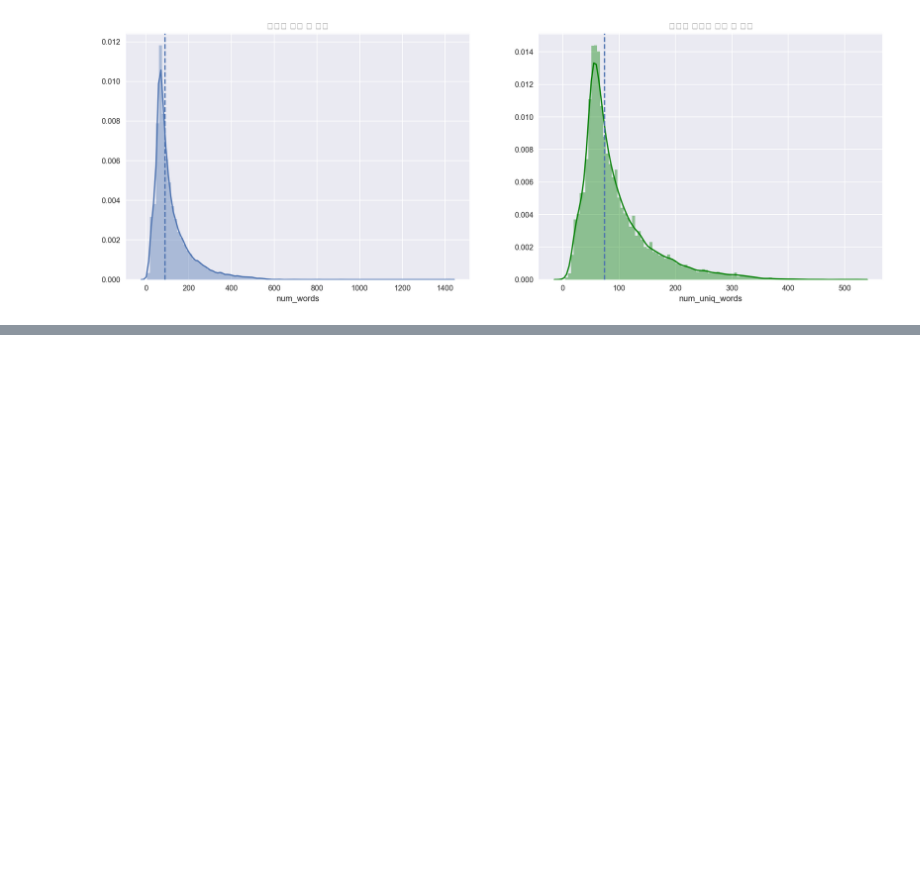
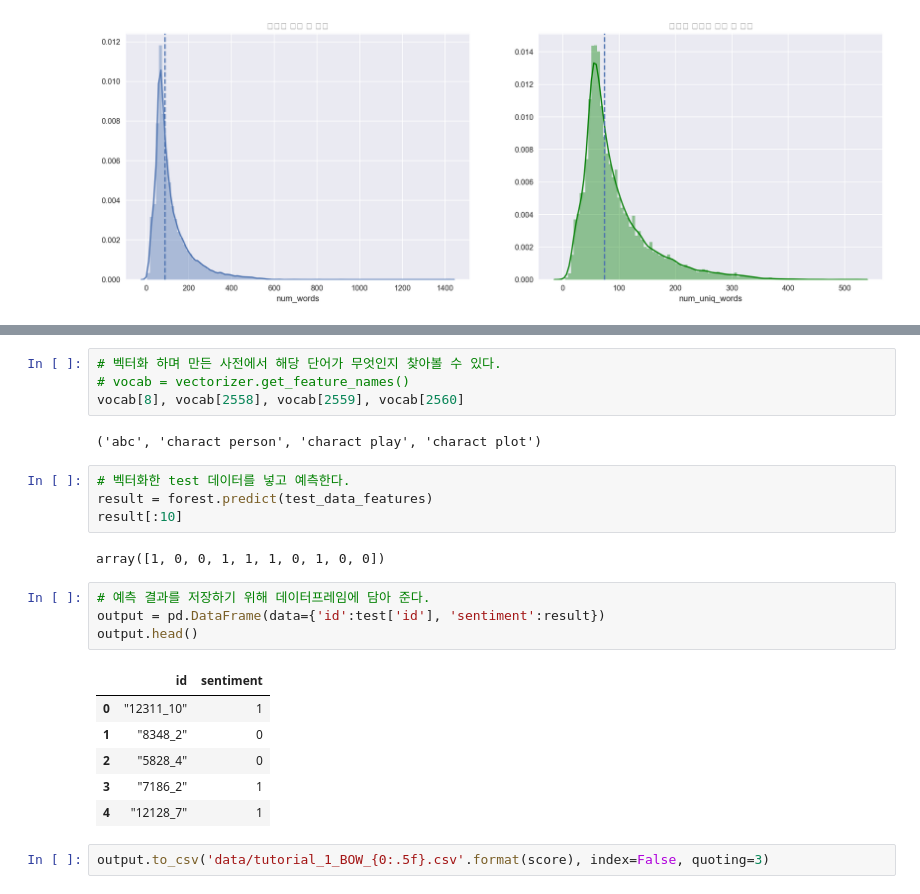
Before and after one commit to iayrots/movie_review_emotion_analysis, a Jupyter notebook: tutorial_part_1.ipynb, the cells around one changed output, grey strips where cells are left out. Drawn from its saved outputs; the diff is of its cells as text; blank space fills up the shorter version.

Commit message:
refactor: Modify tutorial_part_1.ipynb

```diff
--- a/tutorial_part_1.ipynb
+++ b/tutorial_part_1.ipynb
@@ -504,0 +713,25 @@ Text(0.5,1,'리뷰별 고유한 단어 수 분포')
+# %%
+# 벡터화 하며 만든 사전에서 해당 단어가 무엇인지 찾아볼 수 있다.
+# vocab = vectorizer.get_feature_names()
+vocab[8], vocab[2558], vocab[2559], vocab[2560]
+# %% [output]
+('abc', 'charact person', 'charact play', 'charact plot')
+# %%
+# 벡터화한 test 데이터를 넣고 예측한다.
+result = forest.predict(test_data_features)
+result[:10]
+# %% [output]
+array([1, 0, 0, 1, 1, 1, 0, 1, 0, 0])
+# %%
+# 예측 결과를 저장하기 위해 데이터프레임에 담아 준다.
+output = pd.DataFrame(data={'id':test['id'], 'sentiment':result})
+output.head()
+# %% [output]
+|  | id | sentiment |
+| 0 | "12311_10" | 1 |
+| 1 | "8348_2" | 0 |
+| 2 | "5828_4" | 0 |
+| 3 | "7186_2" | 1 |
+| 4 | "12128_7" | 1 |
+# %%
+output.to_csv('data/tutorial_1_BOW_{0:.5f}.csv'.format(score), index=False, quoting=3)
```
Also changed, not shown: parts of 23 cells of this notebook.
